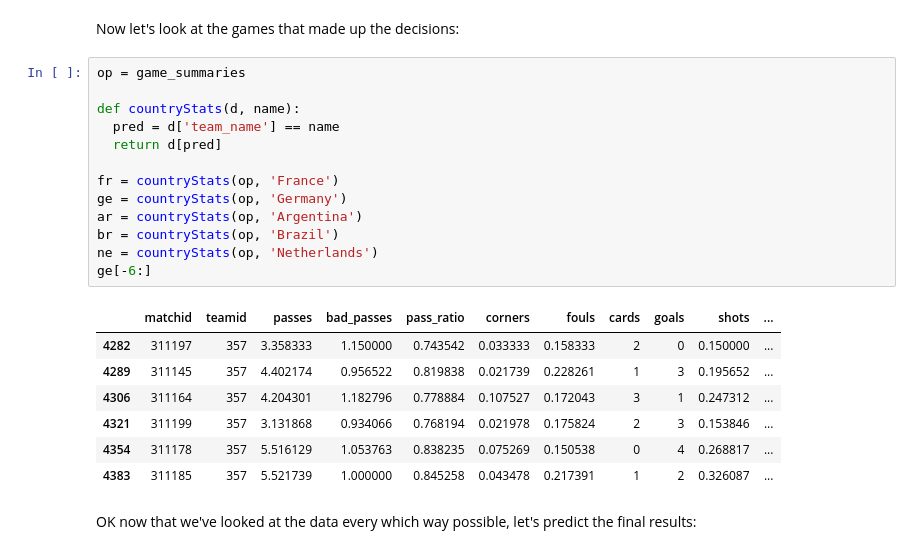
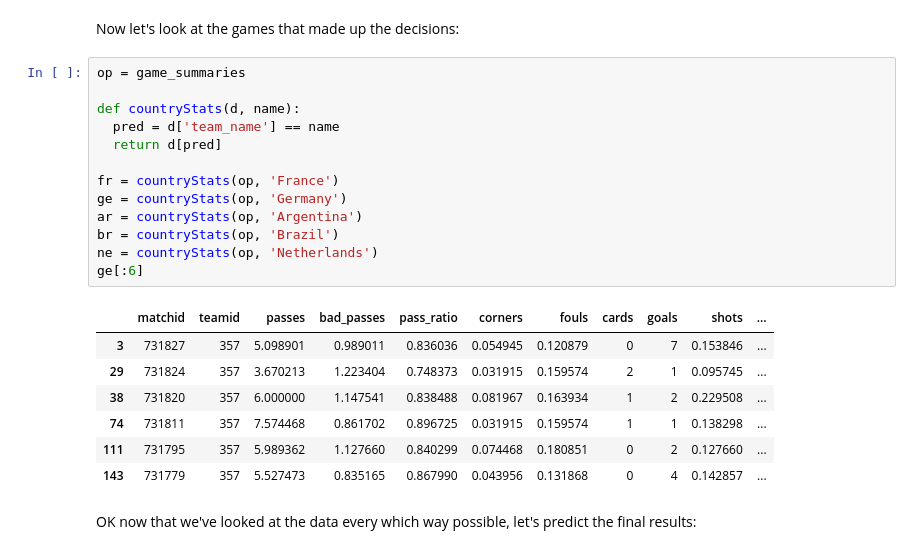
Before and after one commit to GoogleCloudPlatform/ipython-soccer-predictions, a Jupyter notebook: predict/wc-final.ipynb, the cells around one changed output. Saved outputs shown, nothing was run; the diff lists cells and outputs as text.

```diff
--- a/predict/wc-final.ipynb
+++ b/predict/wc-final.ipynb
@@ -500,24 +524,24 @@ Now let's look at the games that made up the decisions:
 # %%
 op = game_summaries
 
 def countryStats(d, name):
   pred = d['team_name'] == name
   return d[pred]
 
 fr = countryStats(op, 'France')
 ge = countryStats(op, 'Germany')
 ar = countryStats(op, 'Argentina')
 br = countryStats(op, 'Brazil')
 ne = countryStats(op, 'Netherlands')
-ge[-6:]
+ge[:6]
 # %% [output]
 |  | matchid | teamid | passes | bad_passes | pass_ratio | corners | fouls | cards | goals | shots | ... |
-| 4282 | 311197 | 357 | 3.358333 | 1.150000 | 0.743542 | 0.033333 | 0.158333 | 2 | 0 | 0.150000 | ... |
-| 4289 | 311145 | 357 | 4.402174 | 0.956522 | 0.819838 | 0.021739 | 0.228261 | 1 | 3 | 0.195652 | ... |
-| 4306 | 311164 | 357 | 4.204301 | 1.182796 | 0.778884 | 0.107527 | 0.172043 | 3 | 1 | 0.247312 | ... |
-| 4321 | 311199 | 357 | 3.131868 | 0.934066 | 0.768194 | 0.021978 | 0.175824 | 2 | 3 | 0.153846 | ... |
-| 4354 | 311178 | 357 | 5.516129 | 1.053763 | 0.838235 | 0.075269 | 0.150538 | 0 | 4 | 0.268817 | ... |
-| 4383 | 311185 | 357 | 5.521739 | 1.000000 | 0.845258 | 0.043478 | 0.217391 | 1 | 2 | 0.326087 | ... |
+| 3 | 731827 | 357 | 5.098901 | 0.989011 | 0.836036 | 0.054945 | 0.120879 | 0 | 7 | 0.153846 | ... |
+| 29 | 731824 | 357 | 3.670213 | 1.223404 | 0.748373 | 0.031915 | 0.159574 | 2 | 1 | 0.095745 | ... |
+| 38 | 731820 | 357 | 6.000000 | 1.147541 | 0.838488 | 0.081967 | 0.163934 | 1 | 2 | 0.229508 | ... |
+| 74 | 731811 | 357 | 7.574468 | 0.861702 | 0.896725 | 0.031915 | 0.159574 | 1 | 1 | 0.138298 | ... |
+| 111 | 731795 | 357 | 5.989362 | 1.127660 | 0.840299 | 0.074468 | 0.180851 | 0 | 2 | 0.127660 | ... |
+| 143 | 731779 | 357 | 5.527473 | 0.835165 | 0.867990 | 0.043956 | 0.131868 | 0 | 4 | 0.142857 | ... |
 # %% [markdown]
 OK now that we've looked at the data every which way possible, let's predict the final results:
 # %%
```
Also changed, not shown: parts of 15 cells of this notebook, 5 other files.
